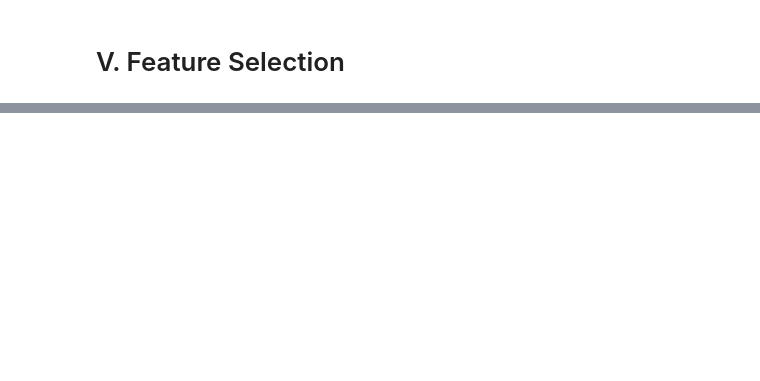
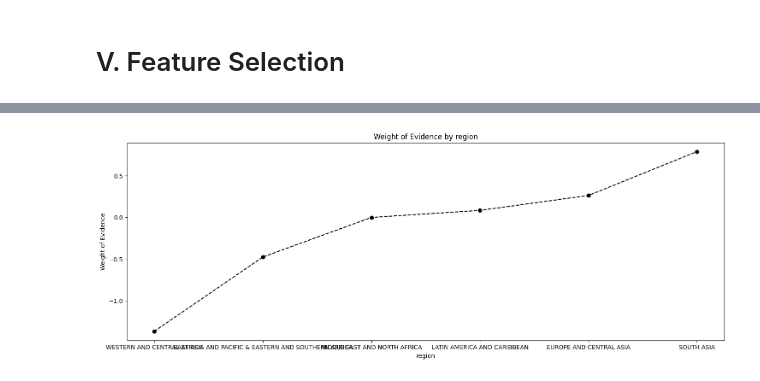
Before and after one commit to hardefarogonondo/IBRD-credit-scorecard-predictive-engine, a Jupyter notebook: notebooks/3_feature_engineering/feature_engineering.ipynb, the cells around one changed output, grey strips where cells are left out. Drawn from its saved outputs; the diff is of its cells as text; code cells hidden in the pictures; blank space fills up the shorter version.

```diff
--- a/notebooks/3_feature_engineering/feature_engineering.ipynb
+++ b/notebooks/3_feature_engineering/feature_engineering.ipynb
@@ -218,6 +354,0 @@ plot_by_woe(column_0_woe)
-# %%
-# Continuous Feature
-# Fine Classing or Coarse Classing
-X_train["column_1"] = pd.cut(X_train["column_1"], 10) # This is an iterative process
-column_1_woe = woe_analysis(X_train, "column_1", y_train)
-column_1_woe
@@ -241,0 +355,6 @@ X_test_woe.head()
+# %%
+def regions_binning(df):
+    regions_bin = {"EAST ASIA AND PACIFIC": "EAST ASIA AND PACIFIC & EASTERN AND SOUTHERN AFRICA",
+                   "EASTERN AND SOUTHERN AFRICA": "EAST ASIA AND PACIFIC & EASTERN AND SOUTHERN AFRICA"}
+    df["region"] = df["region"].replace(regions_bin)
+    return df
@@ -241,0 +385,3 @@ X_test_woe.head()
+# %%
+region_woe = woe_analysis(X_train, "region", y_train)
+region_woe
@@ -241,0 +396,4 @@ X_test_woe.head()
+# %%
+plot_by_woe(region_woe)
+# %% [output]
+[figure, added]
```
Also changed, not shown: parts of 92 cells of this notebook.
